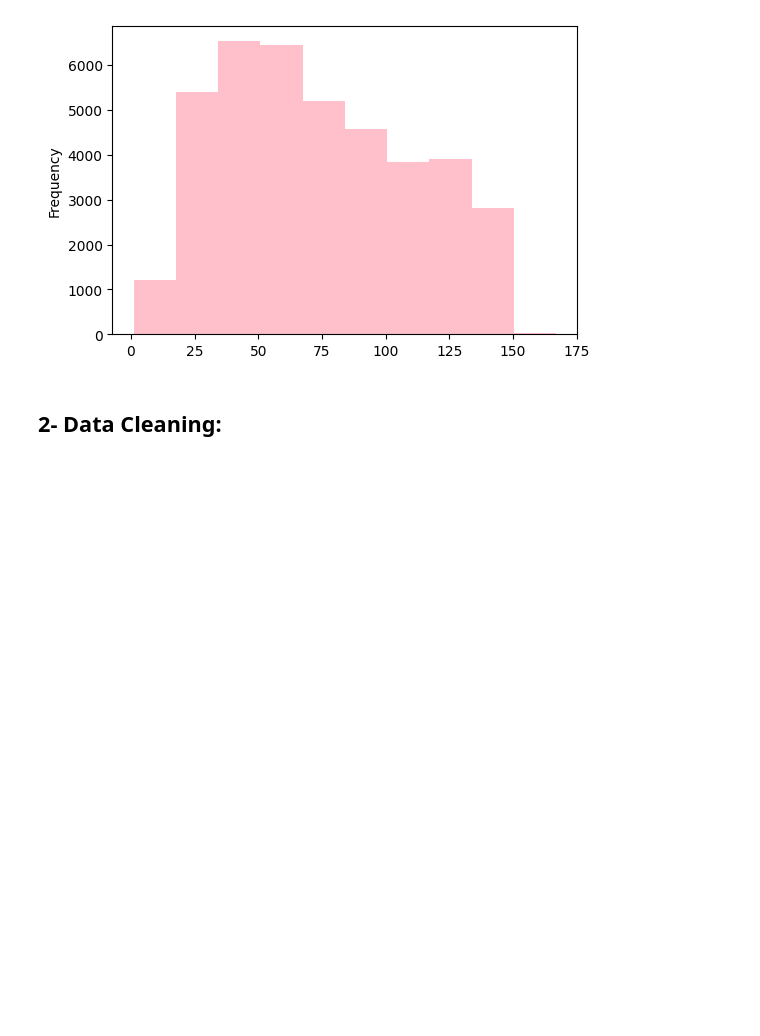
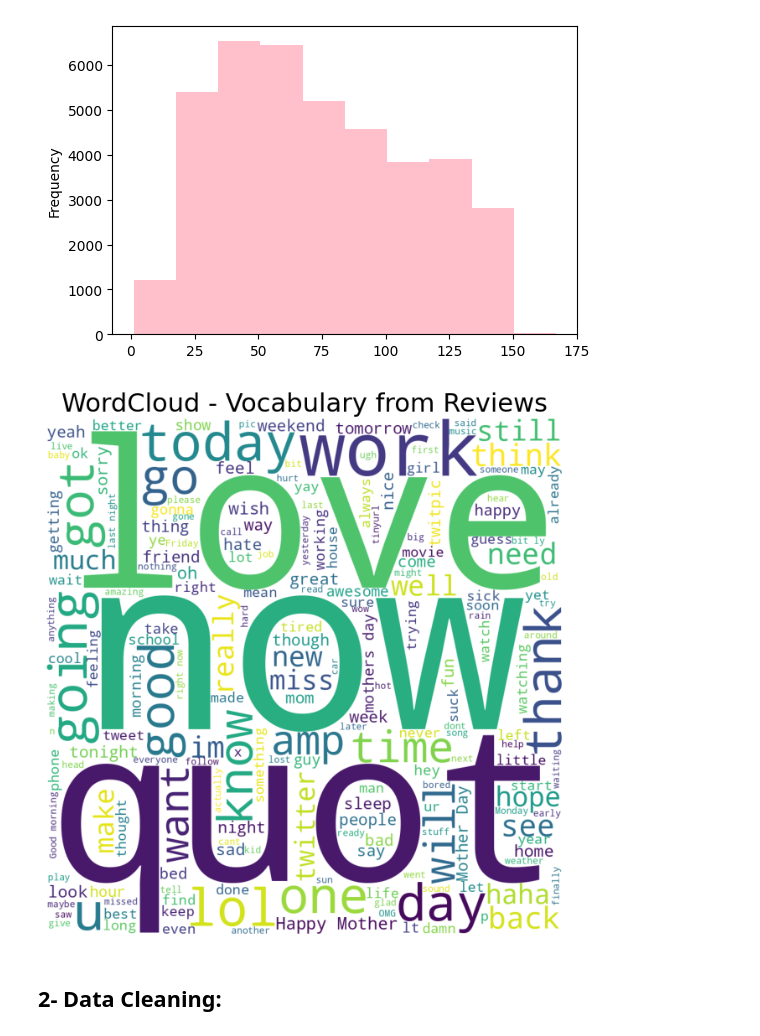
Before and after one commit to dr-mushtaq/Projects, a Jupyter notebook: Tokenization_stemming_lemmatization_stopword_postagging.ipynb, the cells around one changed output. Saved outputs shown, nothing was run; the diff lists cells and outputs as text; code cells hidden in the pictures; blank space fills up the shorter version.

```diff
--- a/Tokenization_stemming_lemmatization_stopword_postagging.ipynb
+++ b/Tokenization_stemming_lemmatization_stopword_postagging.ipynb
@@ -129,6 +129,22 @@ data['sentiment'].value_counts().plot.bar(color = 'pink', figsize = (6, 4))
 length_train = data['content'].str.len().plot.hist(color = 'pink', figsize = (6, 4))
 # %% [output]
 [figure]
+# %%
+from wordcloud import WordCloud
+import matplotlib.pyplot as plt
+# Assuming 'content' column contains the text data
+text = ' '.join(data['content'].astype(str).tolist()) # Convert content to string
+
+# Generate wordcloud
+wordcloud = WordCloud(background_color = 'white', width = 1000, height = 1000).generate(text)
+
+plt.figure(figsize=(10,8))
+plt.imshow(wordcloud)
+plt.title("WordCloud - Vocabulary from Reviews", fontsize = 22)
+plt.axis("off") # Remove axis
+plt.show()
+# %% [output]
+[figure, added]
 # %% [markdown]
 ## **2- Data Cleaning:**
 # %% [markdown]
```
